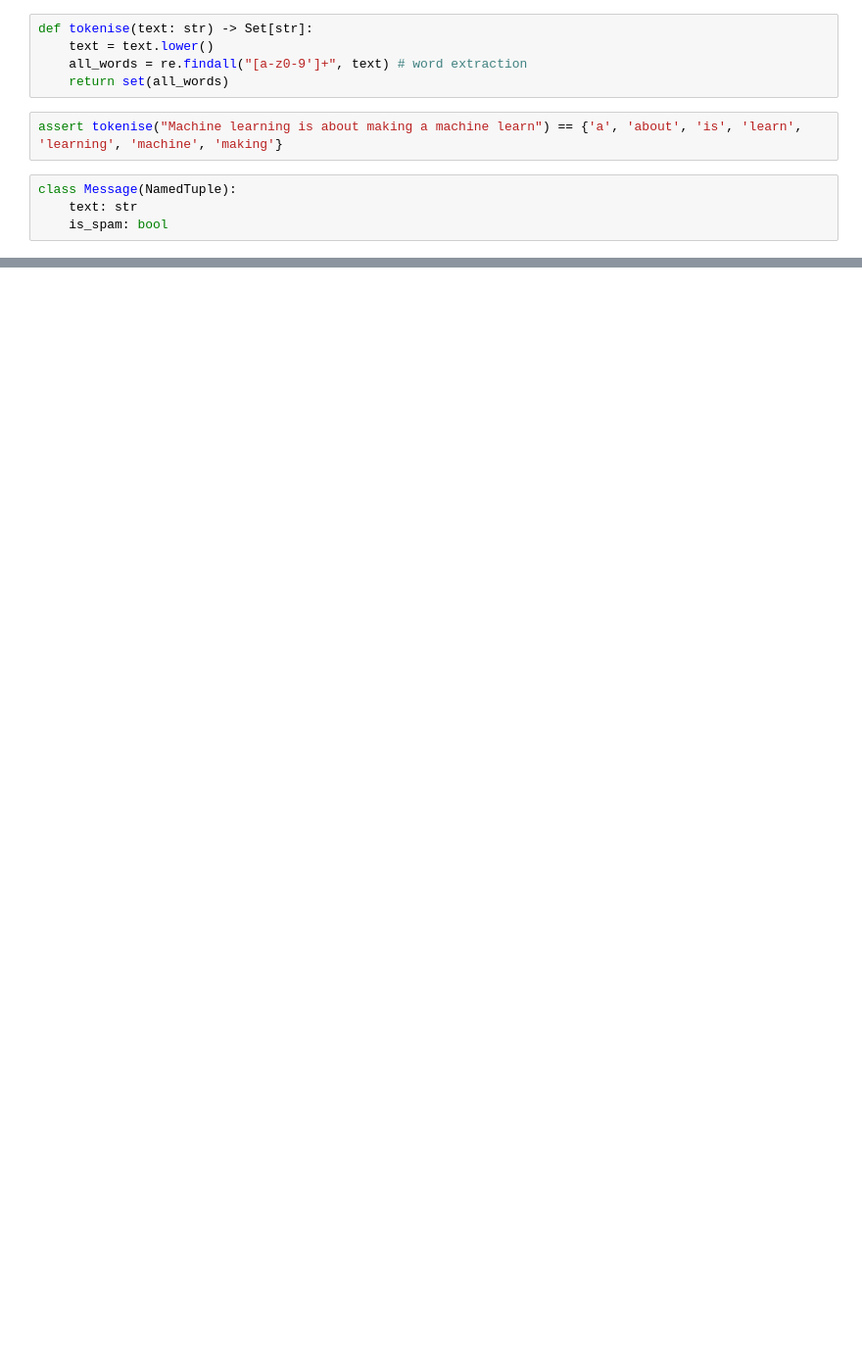
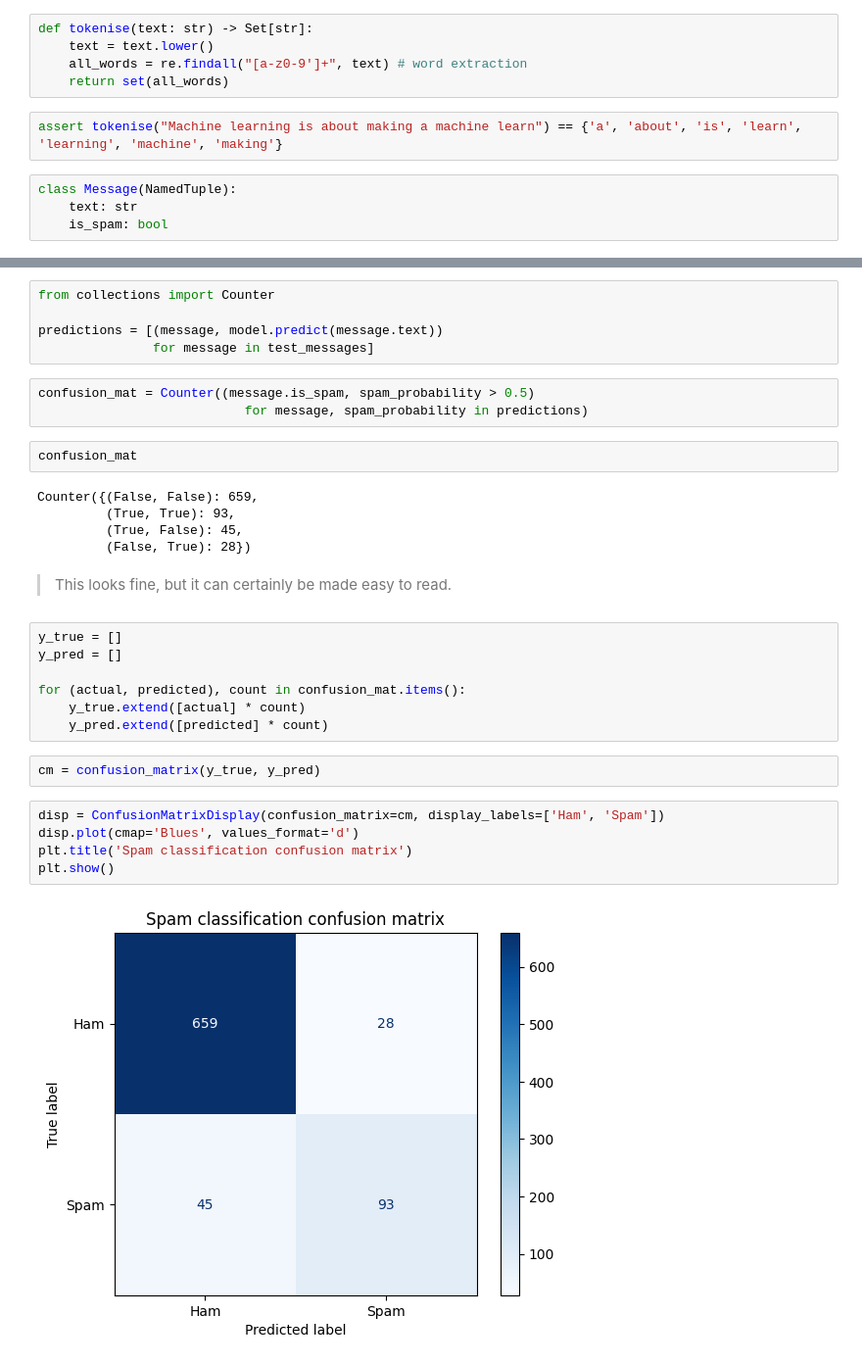
Before and after one commit to nikhilsingh13/PythonHacks, a Jupyter notebook: notebooks/DSS_13_naive_bayes.ipynb, the cells around one changed output, grey strips where cells are left out. Shown: that part at 98% size. Saved outputs shown, nothing was run; the diff lists cells and outputs as text; blank space fills up the shorter version.

```diff
--- a/notebooks/DSS_13_naive_bayes.ipynb
+++ b/notebooks/DSS_13_naive_bayes.ipynb
@@ -80,0 +267,33 @@ class Message(NamedTuple):
+# %%
+from collections import Counter
+
+predictions = [(message, model.predict(message.text))
+               for message in test_messages]
+# %%
+confusion_mat = Counter((message.is_spam, spam_probability > 0.5)
+                           for message, spam_probability in predictions)
+# %%
+confusion_mat
+# %% [output]
+Counter({(False, False): 659,
+         (True, True): 93,
+         (True, False): 45,
+         (False, True): 28})
+# %% [markdown]
+> This looks fine, but it can certainly be made easy to read.
+# %%
+y_true = []
+y_pred = []
+
+for (actual, predicted), count in confusion_mat.items():
+    y_true.extend([actual] * count)
+    y_pred.extend([predicted] * count)
+# %%
+cm = confusion_matrix(y_true, y_pred)
+# %%
+disp = ConfusionMatrixDisplay(confusion_matrix=cm, display_labels=['Ham', 'Spam'])
+disp.plot(cmap='Blues', values_format='d')
+plt.title('Spam classification confusion matrix')
+plt.show()
+# %% [output]
+[figure, added]
```
Also changed, not shown: parts of 32 cells of this notebook, 1 other file.
